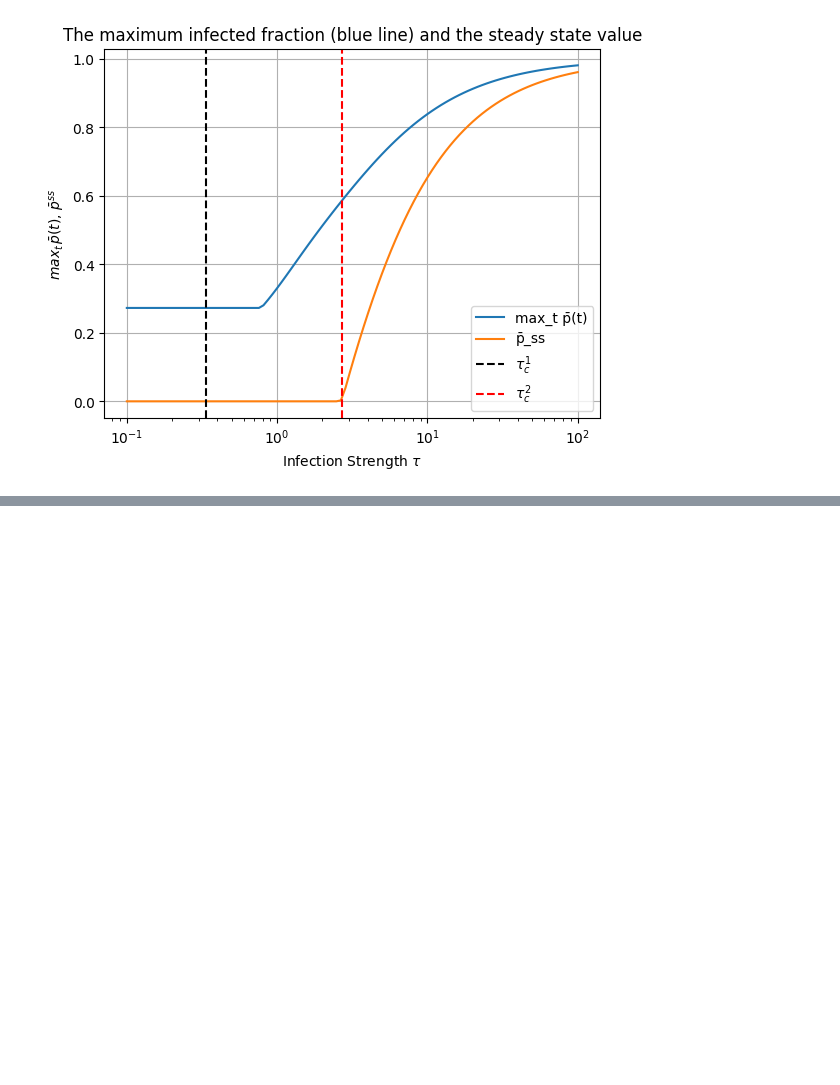
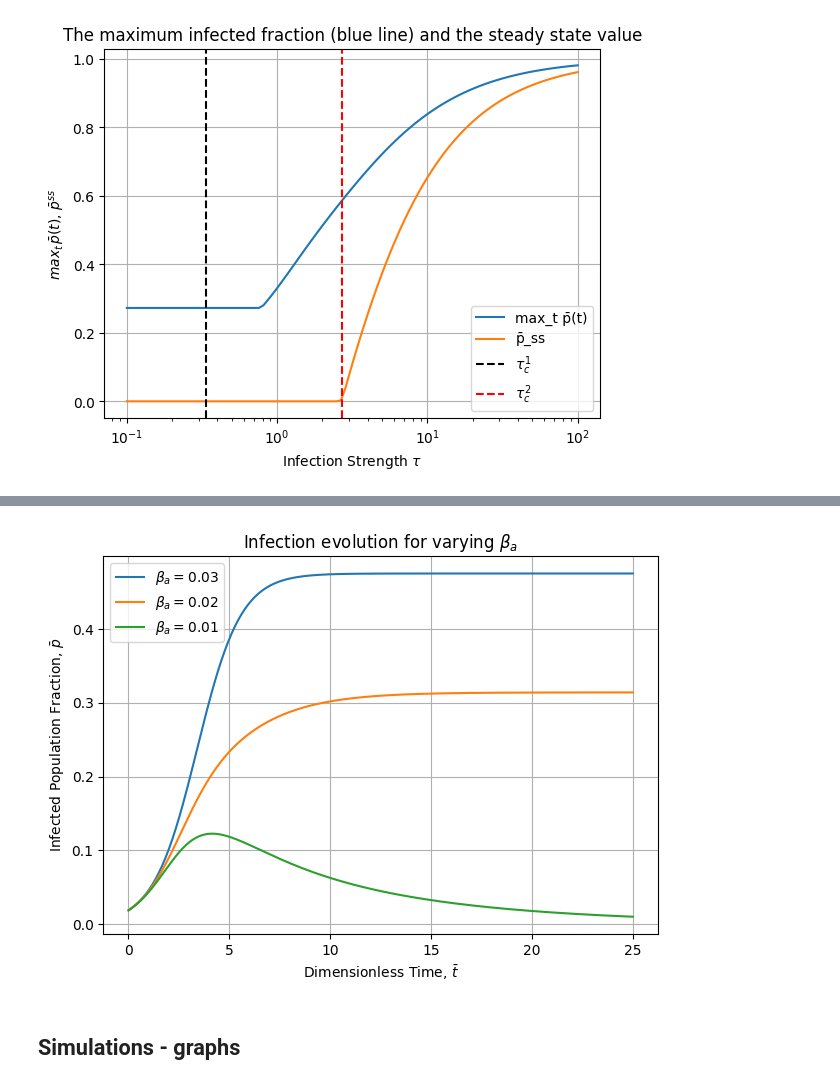
Before and after one commit to ewatrebacz/forest_fire_project, a Jupyter notebook: notebook/asis.ipynb, the cells around one changed output, grey strips where cells are left out. Cells and saved outputs as stored; diff of their text form; code cells hidden in the pictures; blank space fills up the shorter version.

```diff
--- a/notebook/asis.ipynb
+++ b/notebook/asis.ipynb
@@ -154,0 +184,33 @@ plt.show()
+# %%
+N = 320
+p_edge = 0.2
+G = nx.erdos_renyi_graph(N, p_edge)
+A = nx.to_numpy_array(G)
+
+p0 = np.zeros(N)
+infected_indices = np.random.choice(N, size=int(0.02 * N), replace=False)
+p0[infected_indices] = 1
+
+t = np.linspace(0, 25, 300)
+beta = 0.03
+delta = 1
+kappa = 0.05
+
+beta_a_values = [0.03, 0.02, 0.01]
+# %%
+plt.figure()
+for beta_a in beta_a_values:
+    p_avg = simulate_sais(A, beta, beta_a, delta, kappa, p0, t)
+    plt.plot(t, p_avg, label=rf'$\beta_a = {beta_a:.2f}$')
+
+plt.xlabel('Dimensionless Time, $\\bar{{t}}$')
+plt.ylabel('Infected Population Fraction, $\\bar{{p}}$')
+plt.title('Infection evolution for varying $\\beta_a$')
+plt.legend()
+plt.grid(True)
+plt.tight_layout()
+plt.show()
+# %% [output]
+[figure, added]
+# %% [markdown]
+## Simulations - graphs
```
Also changed, not shown: parts of 7 cells of this notebook, 2 other files.
